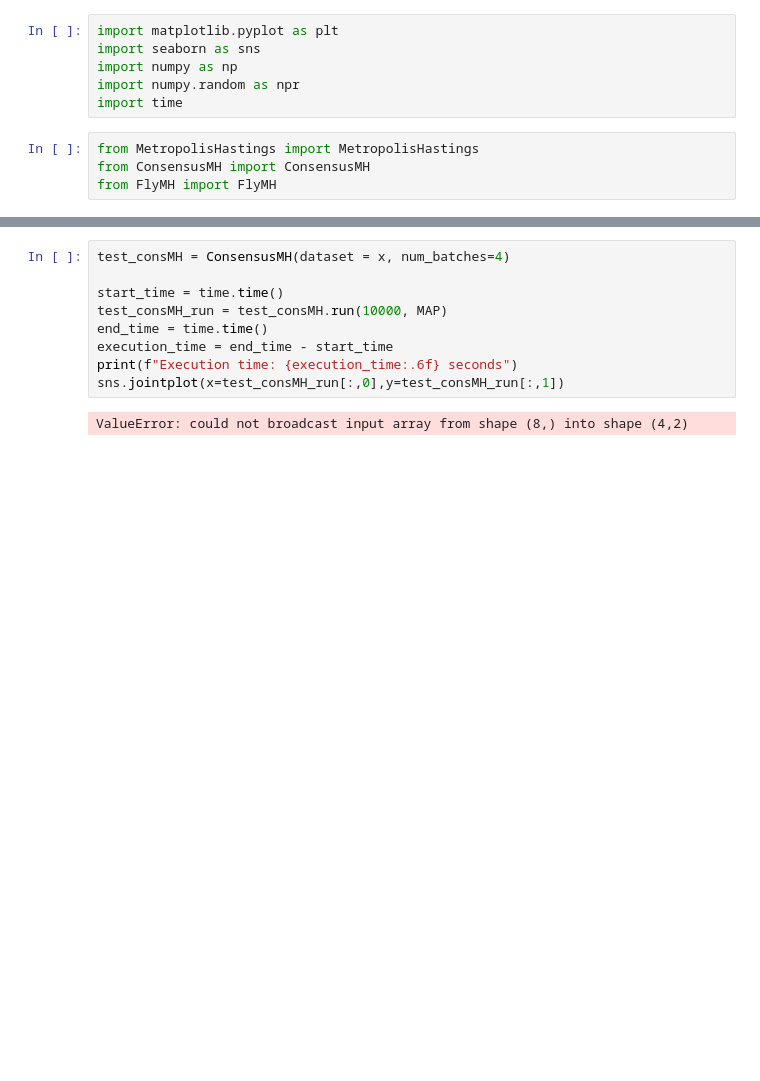
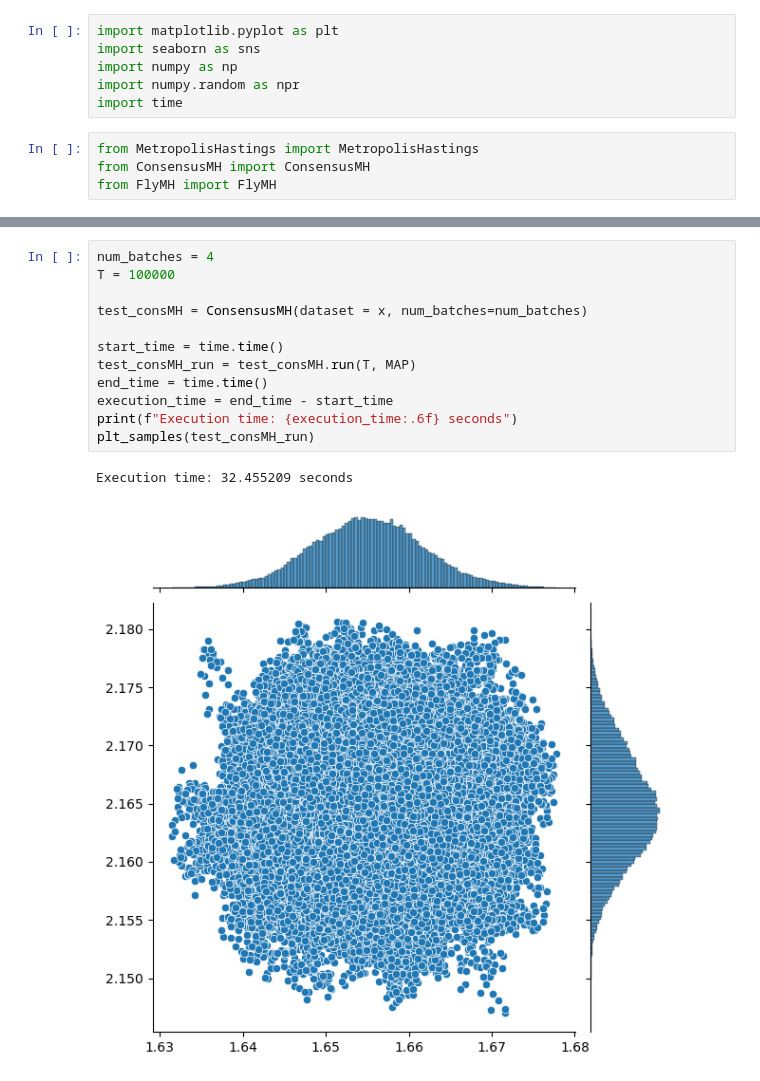
Before and after one commit to fnnrth/bt_MCMC_big_data, a Jupyter notebook: Main.ipynb, the cells around one changed output, grey strips where cells are left out. Cells and saved outputs as stored; diff of their text form; blank space fills up the shorter version.

```diff
--- a/Main.ipynb
+++ b/Main.ipynb
@@ -40,11 +56,15 @@ Std of x = 0.9983292735417362
 # %%
-test_consMH = ConsensusMH(dataset = x, num_batches=4)
+num_batches = 4
+T = 100000
+
+test_consMH = ConsensusMH(dataset = x, num_batches=num_batches)
 
 start_time = time.time()
-test_consMH_run = test_consMH.run(10000, MAP)
+test_consMH_run = test_consMH.run(T, MAP)
 end_time = time.time()
 execution_time = end_time - start_time
 print(f"Execution time: {execution_time:.6f} seconds")
-sns.jointplot(x=test_consMH_run[:,0],y=test_consMH_run[:,1])
+plt_samples(test_consMH_run)
 # %% [output]
-ValueError: could not broadcast input array from shape (8,) into shape (4,2)
+Execution time: 32.455209 seconds
+[figure, added]
```
Also changed, not shown: parts of 3 cells of this notebook, 3 other files.
